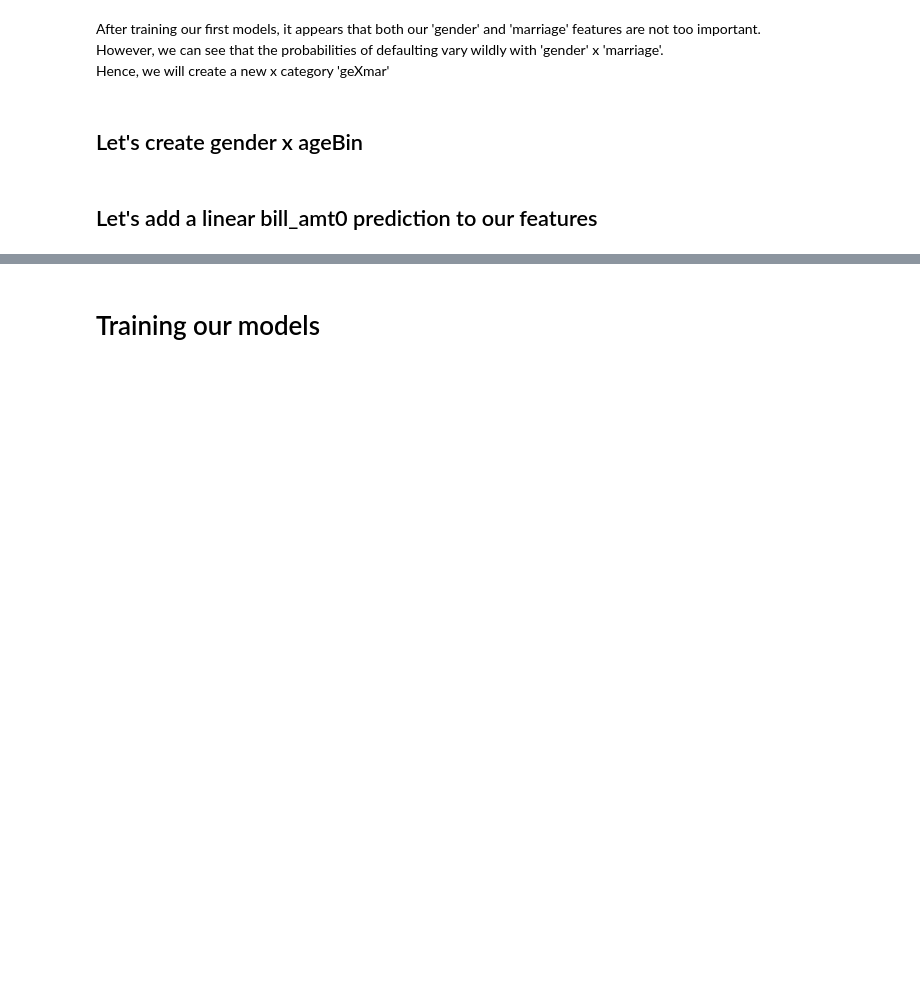
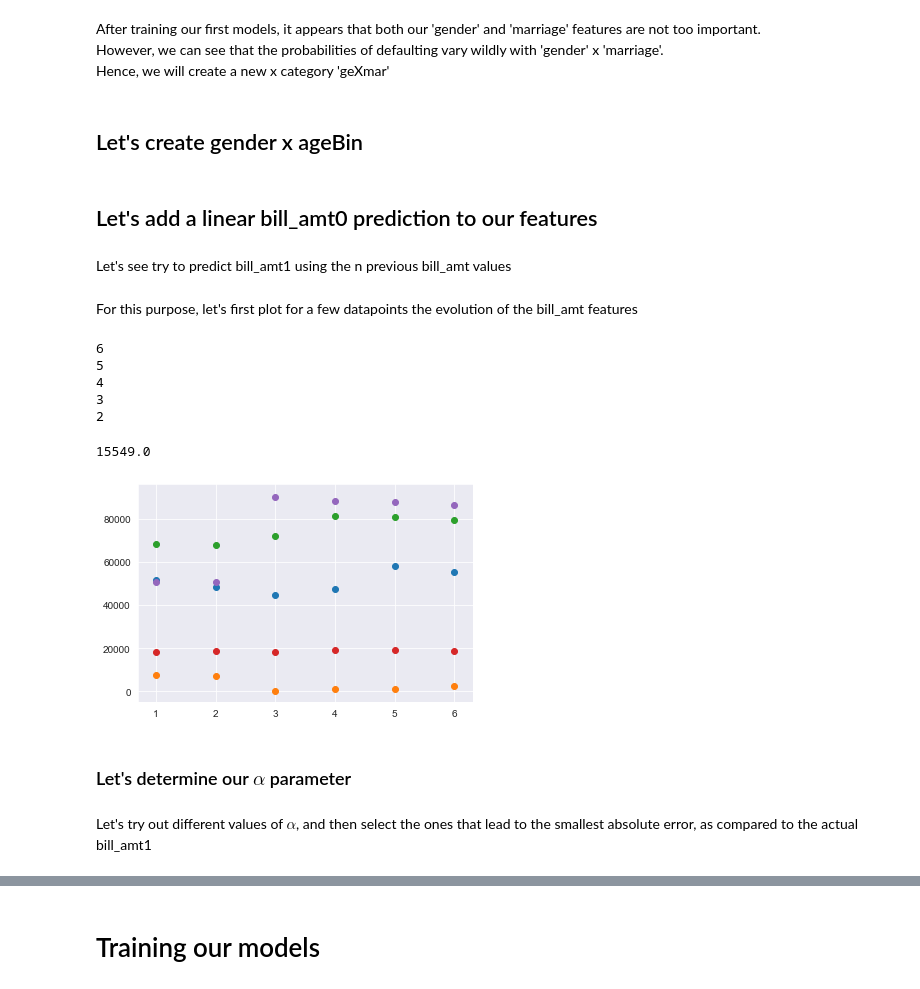
Before and after one commit to thomasXwang/UCI-Credit-card-defaults, a Jupyter notebook: UCI with functions_draft.ipynb, the cells around one changed output, grey strips where cells are left out. Cells and saved outputs as stored; diff of their text form; code cells hidden in the pictures; blank space fills up the shorter version.

Commit message:
draft: predicting bill_amt0

```diff
--- a/UCI with functions_draft.ipynb
+++ b/UCI with functions_draft.ipynb
@@ -319,3 +319,37 @@ df2['gen_ageBin'] = 0
 df2 = df2.assign(gen_ageBin = list((zip(df2.gender, df2.age_bin))))
 # %% [markdown]
 ## Let's add a linear bill_amt0 prediction to our features
+# %% [markdown]
+Let's see try to predict bill_amt1 using the n previous bill_amt values
+# %% [markdown]
+For this purpose, let's first plot for a few datapoints the evolution of the bill_amt features
+# %%
+import random
+i = random.randint(0, df2.shape[0])
+# %%
+for i in range(6,1,-1):
+    print (i)
+# %% [output]
+6
+5
+4
+3
+2
+# %%
+X.loc[i,'bill_amt6']
+# %% [output]
+15549.0
+# %%
+for i in random.sample(range(df2.shape[0]),5):
+    indices = range(1,7)
+    bill_amts = []
+    for j in range(6,0,-1):
+        bill_amts.append(X.loc[i,'bill_amt'+str(j)])
+
+    plt.scatter(indices, bill_amts)
+# %% [output]
+[figure, added]
+# %% [markdown]
+### Let's determine our $\alpha$ parameter
+# %% [markdown]
+Let's try out different values of $\alpha$, and then select the ones that lead to the smallest absolute error, as compared to the actual bill_amt1
```
Also changed, not shown: parts of 21 cells of this notebook, 2 other files.
